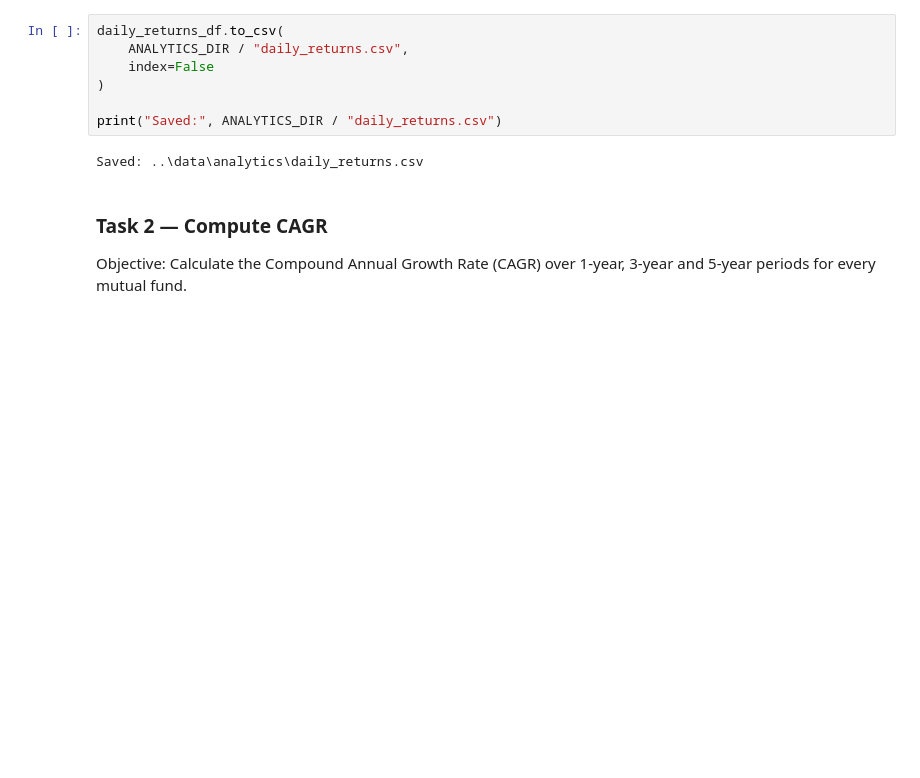
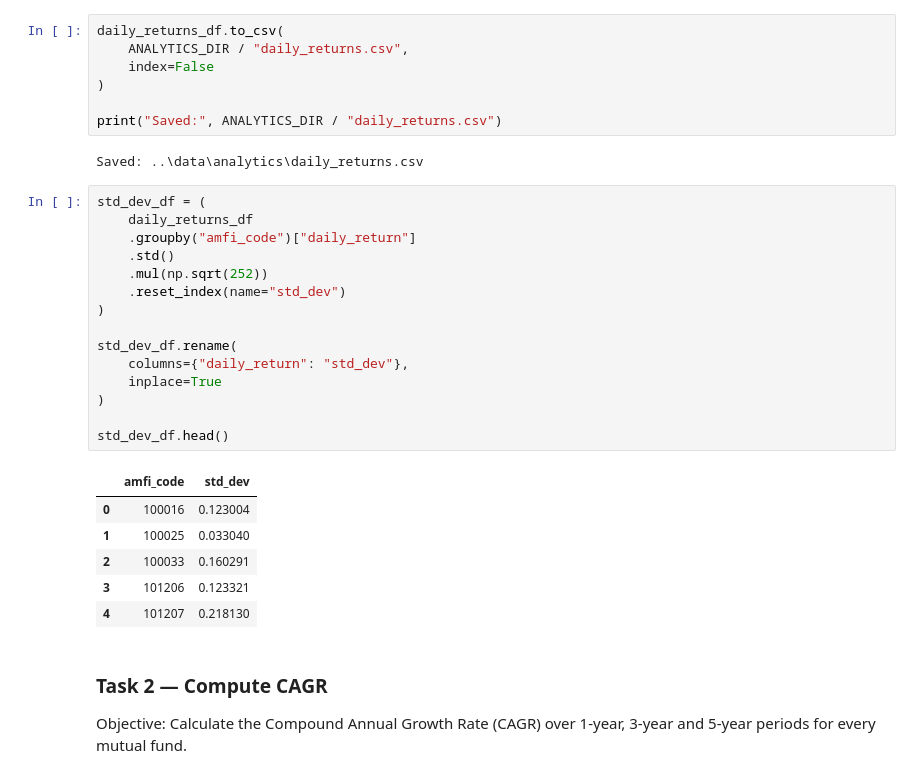
Before and after one commit to HiteshTomar2004/Bluestock_mf_capstone, a Jupyter notebook: notebooks/Performance_Analytics.ipynb, the cells around one changed output. Cells and saved outputs as stored; diff of their text form; blank space fills up the shorter version.

```diff
--- a/notebooks/Performance_Analytics.ipynb
+++ b/notebooks/Performance_Analytics.ipynb
@@ -145,6 +145,28 @@ daily_returns_df.to_csv(
 print("Saved:", ANALYTICS_DIR / "daily_returns.csv")
 # %% [output]
 Saved: ..\data\analytics\daily_returns.csv
+# %%
+std_dev_df = (
+    daily_returns_df
+    .groupby("amfi_code")["daily_return"]
+    .std()
+    .mul(np.sqrt(252))
+    .reset_index(name="std_dev")
+)
+
+std_dev_df.rename(
+    columns={"daily_return": "std_dev"},
+    inplace=True
+)
+
+std_dev_df.head()
+# %% [output]
+|  | amfi_code | std_dev |
+| 0 | 100016 | 0.123004 |
+| 1 | 100025 | 0.033040 |
+| 2 | 100033 | 0.160291 |
+| 3 | 101206 | 0.123321 |
+| 4 | 101207 | 0.218130 |
 # %% [markdown]
 ### Task 2 — Compute CAGR
 
```
Also changed, not shown: parts of 7 cells of this notebook, 10 other files.
